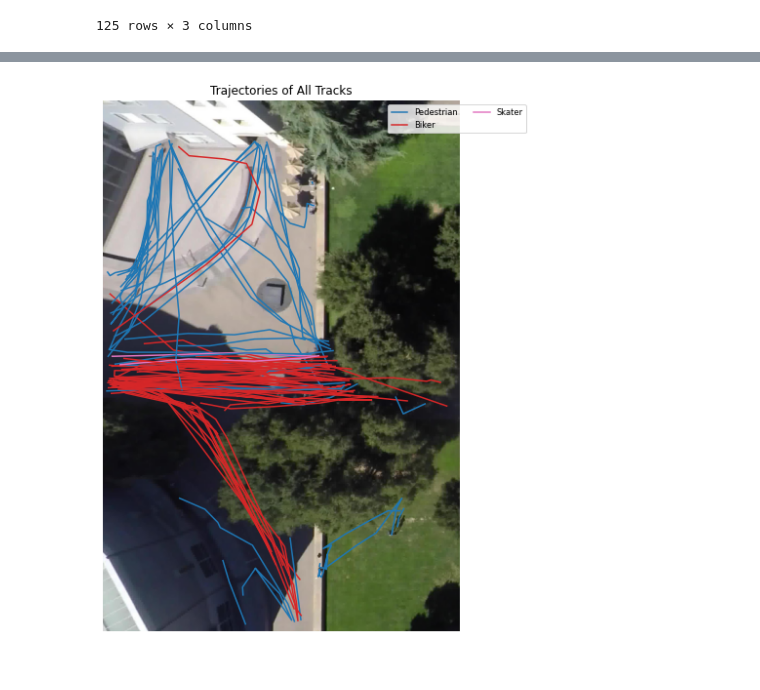
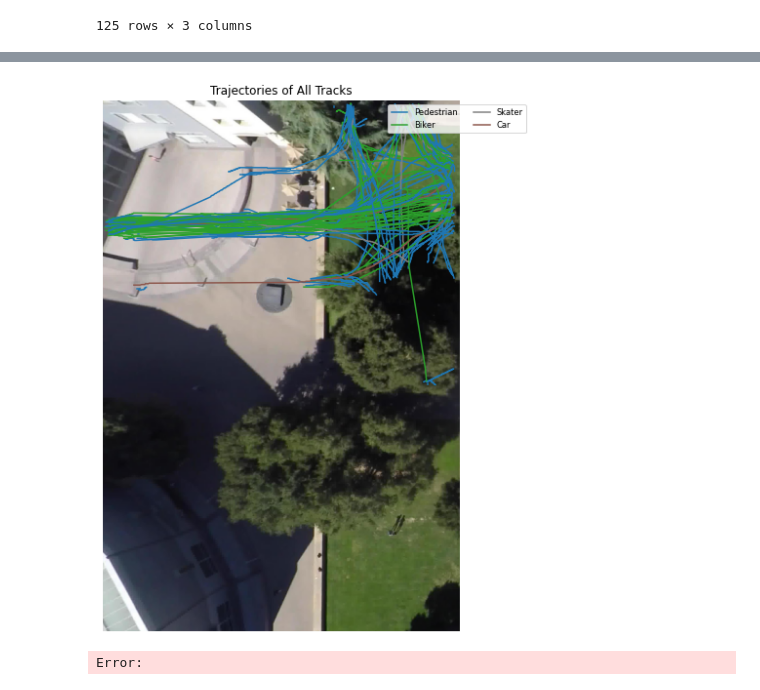
Before and after one commit to rishitoshsingh/stpp, a Jupyter notebook: stanford/explorer.ipynb, the cells around one changed output, grey strips where cells are left out. Cells and saved outputs as stored; diff of their text form; code cells hidden in the pictures.

```diff
--- a/stanford/explorer.ipynb
+++ b/stanford/explorer.ipynb
@@ -138,5 +140,5 @@ data.to_csv("stanford_drone.txt", sep=' ', index=False, header=False)
 # %%
-idx = ((data["lost"] == 1 ) | ( data["occluded"] == 1 )  (data["generated"] == 0 ))
+idx = ((data["lost"] == 1 ) | ( data["occluded"] == 1 ) | (data["generated"] == 0 ))
 filtered_data = data[~idx]
 filtered_data
 # %% [output]
@@ -198,34 +171,77 @@ background_image = mpimg.imread(reference_image)
 colors = get_cmap("tab10")
 
 # Assign a unique color to each label
-label_to_color = {label: colors(i / len(filtered_data_new["label"].unique())) for i, label in enumerate(filtered_data_new["label"].unique())}
+label_to_color = {label: colors(i / len(filtered_data["label"].unique())) for i, label in enumerate(filtered_data["label"].unique())}
 
 # Create a figure and axis
 plt.figure(figsize=(10, 10))
 
 # Display the background image
 plt.imshow(background_image, extent=[0, background_image.shape[1], background_image.shape[0], 0])
 
 # Initialize an empty set for labeled agents
 labeled_agents = set()
 
 # Group by track and plot each trajectory
-for track_id, group in filtered_data_new.groupby("track"):
+for track_id, group in filtered_data.groupby("track"):
     label = group["label"].iloc[0]
     if label not in labeled_agents:
         plt.plot(group["x"], group["y"], label=label, color=label_to_color[label])
         labeled_agents.add(label)
     else:
         plt.plot(group["x"], group["y"], color=label_to_color[label])
 
 # Add labels and title
 plt.title("Trajectories of All Tracks")
 plt.legend(loc="upper right", bbox_to_anchor=(1.2, 1.0), fontsize='small', ncol=2)
 
 # Disable axis and grids
 plt.axis('off')
 
 # Show the plot
 plt.show()
 # %% [output]
-[figure, old version]
+[figure, new version]
+# %%
+import imageio
+
+# Create a directory to store the frames
+os.makedirs("frames", exist_ok=True)
+
+# Define the output GIF path
+output_gif_path = "trajectories_with_background.gif"
+
+# Generate frames for each unique frame in filtered_data
+for frame_number in filtered_data["frame"].unique():
+    plt.figure(figsize=(10, 10))
+    plt.imshow(background_image, extent=[0, background_image.shape[1], background_image.shape[0], 0])
+
+    # Filter data for the current frame
+    frame_data = filtered_data[filtered_data["frame"] == frame_number]
+
+    # Plot each agent in the frame
+    for _, row in frame_data.iterrows():
+        plt.scatter(row["x"], row["y"], color=label_to_color[row["label"]], label=row["label"], s=50)
+
+    # Add title and disable axis
+    plt.title(f"Frame: {frame_number}")
+    plt.axis("off")
+
+    # Save the frame as an image
+    frame_path = f"frames/frame_{frame_number:04d}.png"
+    plt.savefig(frame_path)
+    plt.close()
+
+# Collect all frame paths
+frame_paths = [f"frames/frame_{frame_number:04d}.png" for frame_number in filtered_data["frame"].unique()]
+
+# Create a GIF from the frames
+with imageio.get_writer(output_gif_path, mode="I", duration=0.1) as writer:
+    for frame_path in frame_paths:
+        image = imageio.imread(frame_path)
+        writer.append_data(image)
+
+# Clean up the frames directory if needed
+print(f"GIF saved at {output_gif_path}")
+# %% [output]
+Error:
```
Also changed, not shown: parts of 9 cells of this notebook, 1 other file.
